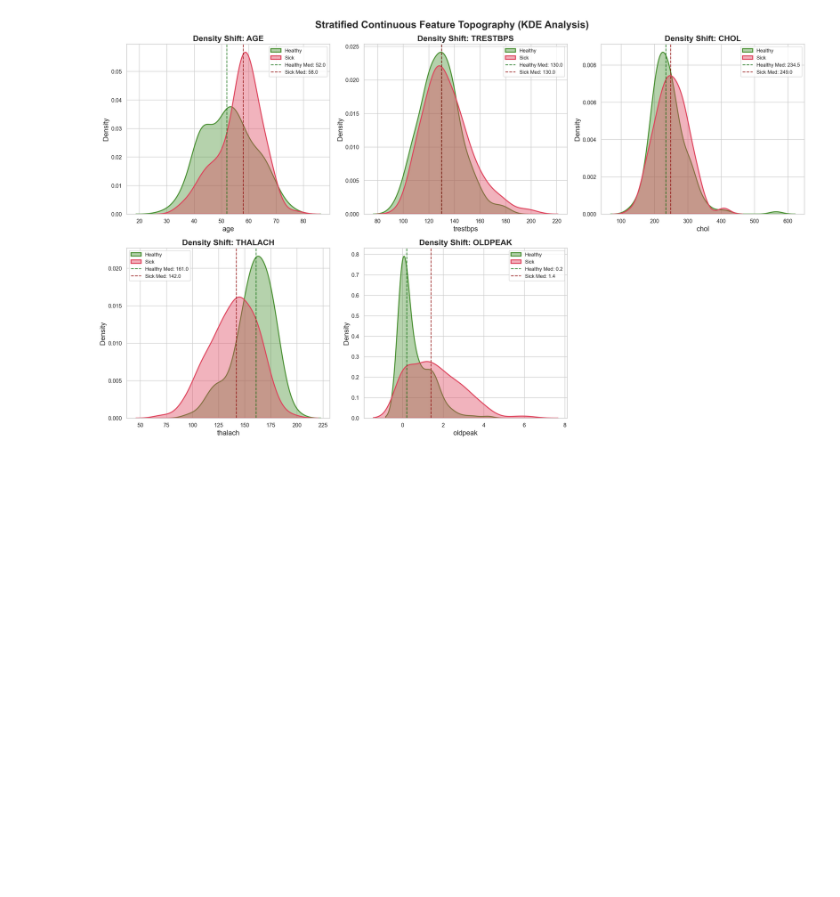
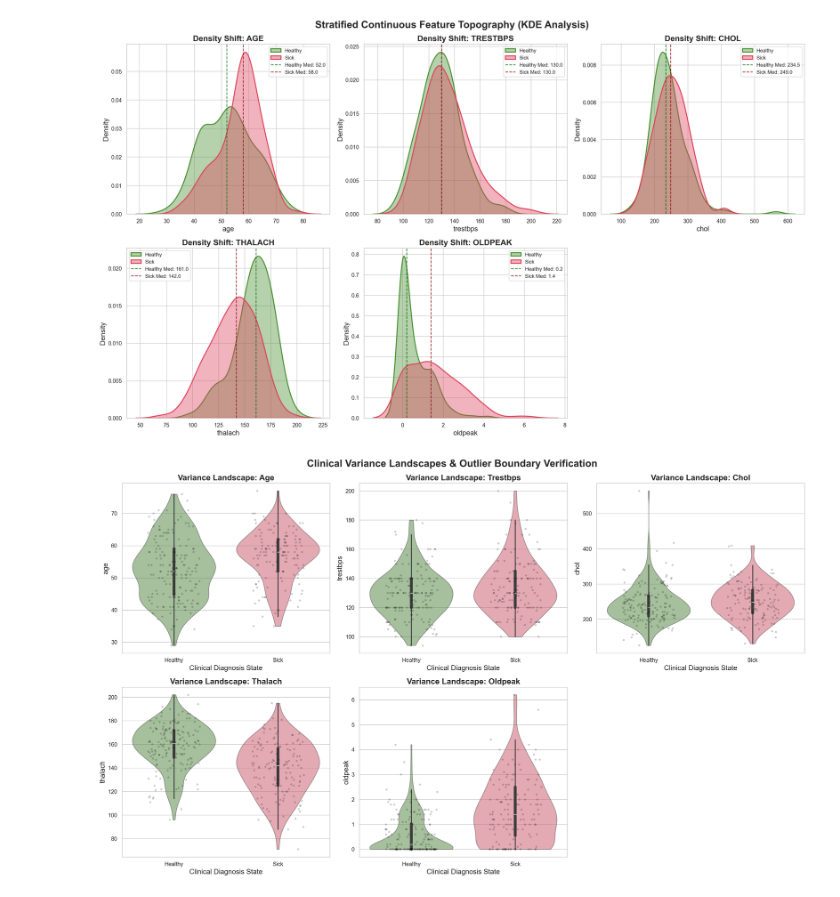
Before and after one commit to zaza25266/heart_disease_project, a Jupyter notebook: notebook/eda.ipynb, the cells around one changed output. Drawn from its saved outputs; the diff is of its cells as text; code cells hidden in the pictures; blank space fills up the shorter version.

```diff
--- a/notebook/eda.ipynb
+++ b/notebook/eda.ipynb
@@ -196,3 +207,26 @@ plt.show()
 [figure]
 # %%
 # outlier dynamics and variance landscape
+fig, axes = plt.subplots(2, 3, figsize=(20, 12))
+axes = axes.flatten()
+
+# Map a temporary human-readable label for clean chart text
+df['Status_Label'] = df['target'].map({0: 'Healthy', 1: 'Sick'})
+
+for idx, col in enumerate(numerical_features):
+    # Violin plots trace distribution thickness boundaries
+    sns.violinplot(data=df, x="Status_Label", y=col,hue="Status_Label", palette={"Healthy": "#488f31", "Sick": "#de425b"},
+                   ax=axes[idx], inner="box", alpha=0.5, cut=0)
+    # Strip plots scatter the raw patient coordinates on top
+    sns.stripplot(data=df, x="Status_Label", y=col, color="black", alpha=0.2, jitter=0.25, ax=axes[idx], size=4)
+
+    axes[idx].set_title(f"Variance Landscape: {col.capitalize()}", weight='bold')
+    axes[idx].set_xlabel("Clinical Diagnosis State")
+    axes[idx].set_ylabel(col)
+
+fig.delaxes(axes[5])
+plt.suptitle("Clinical Variance Landscapes & Outlier Boundary Verification", weight='bold', fontsize=20, y=0.98)
+plt.tight_layout()
+plt.show()
+# %% [output]
+[figure, added]
```
Also changed, not shown: parts of 8 cells of this notebook, 2 other files.
